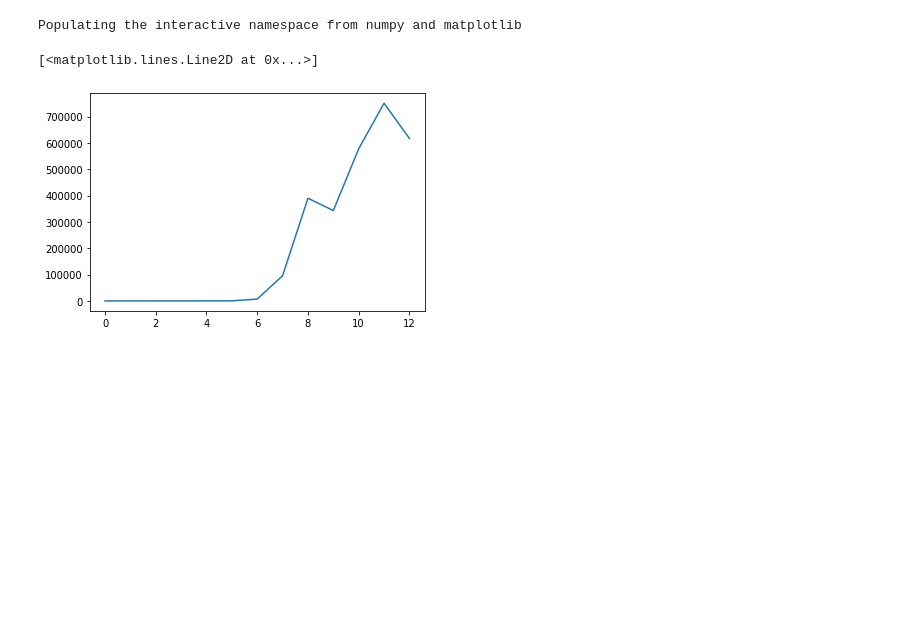
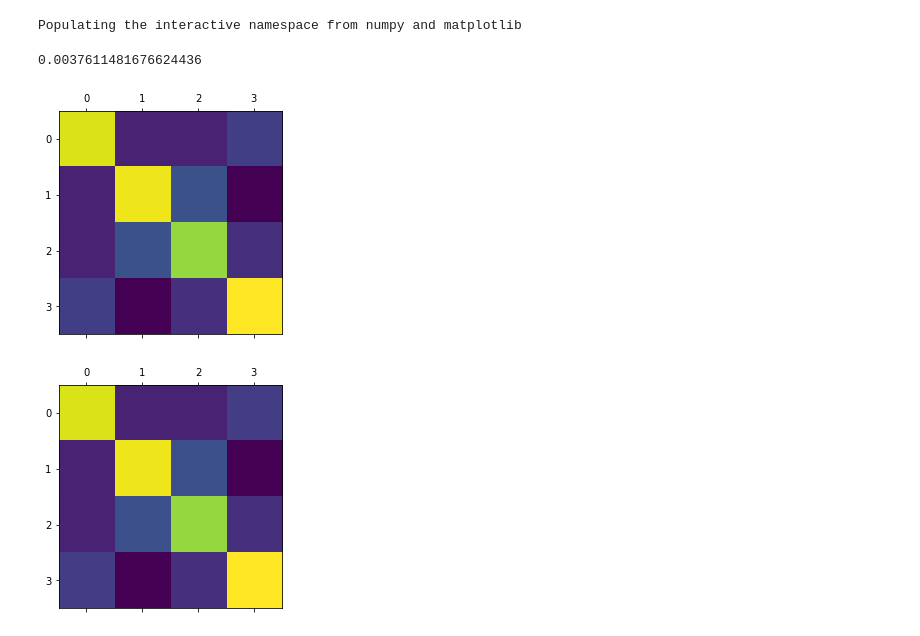
Before and after one commit to ashuthosh-bharadwaj/Research, a Jupyter notebook: Simulation3/Testing_grounds.ipynb, the cells around one changed output. Cells and saved outputs as stored; diff of their text form; code cells hidden in the pictures; blank space fills up the shorter version.

```diff
--- a/Simulation3/Testing_grounds.ipynb
+++ b/Simulation3/Testing_grounds.ipynb
@@ -3,4 +3,14 @@ from Heat_atom import *
 %pylab inline
 # %% [output]
 Populating the interactive namespace from numpy and matplotlib
+# %%
+L,L_gt,s0,D = Setup(4)
+U,V = Combine([250]*10,3,L,0.001,10)
+Lap, Cond = Learn(U,V)
+err = (ErrCheck(Lap,L_gt))[2]
+err
+# %% [output]
+0.0037611481676624436
+[figure, added]
+[figure, added]
 # %%
@@ -23,5 +32,0 @@ for k in range():
-# %%
-plot(condlist)
-# %% [output]
-[<matplotlib.lines.Line2D at 0x...>]
-[figure, removed]
```
Also changed, not shown: parts of 9 cells of this notebook, 7 other files.
